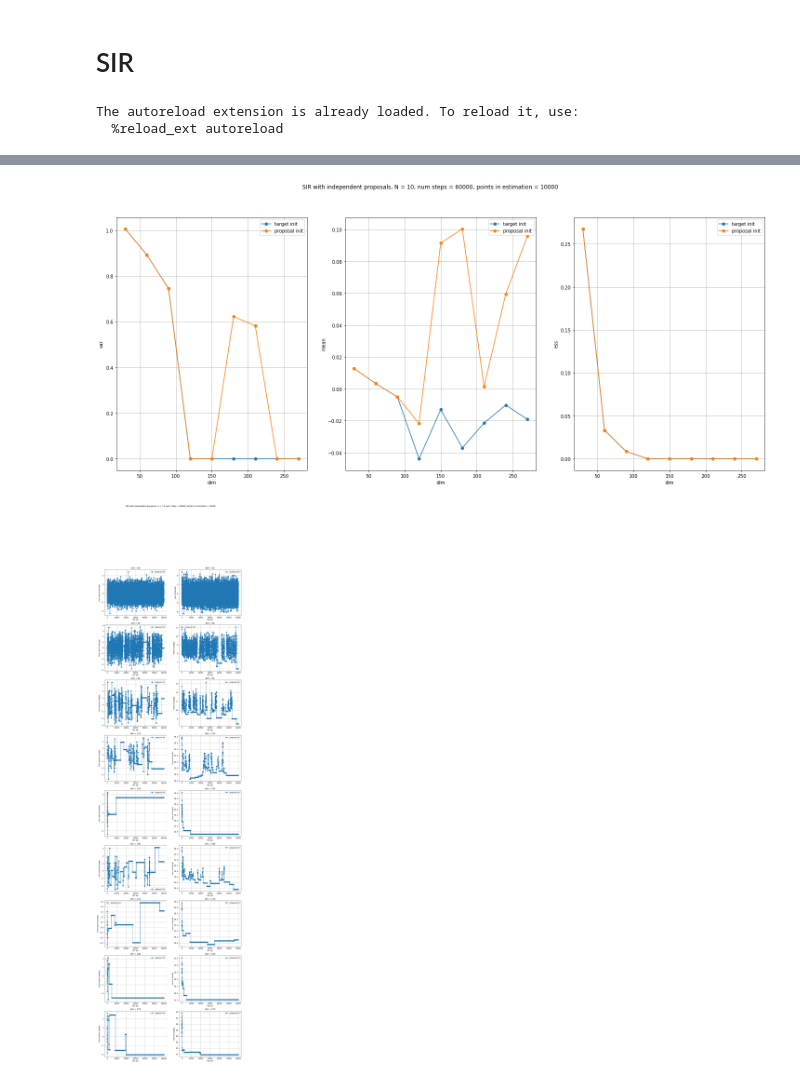
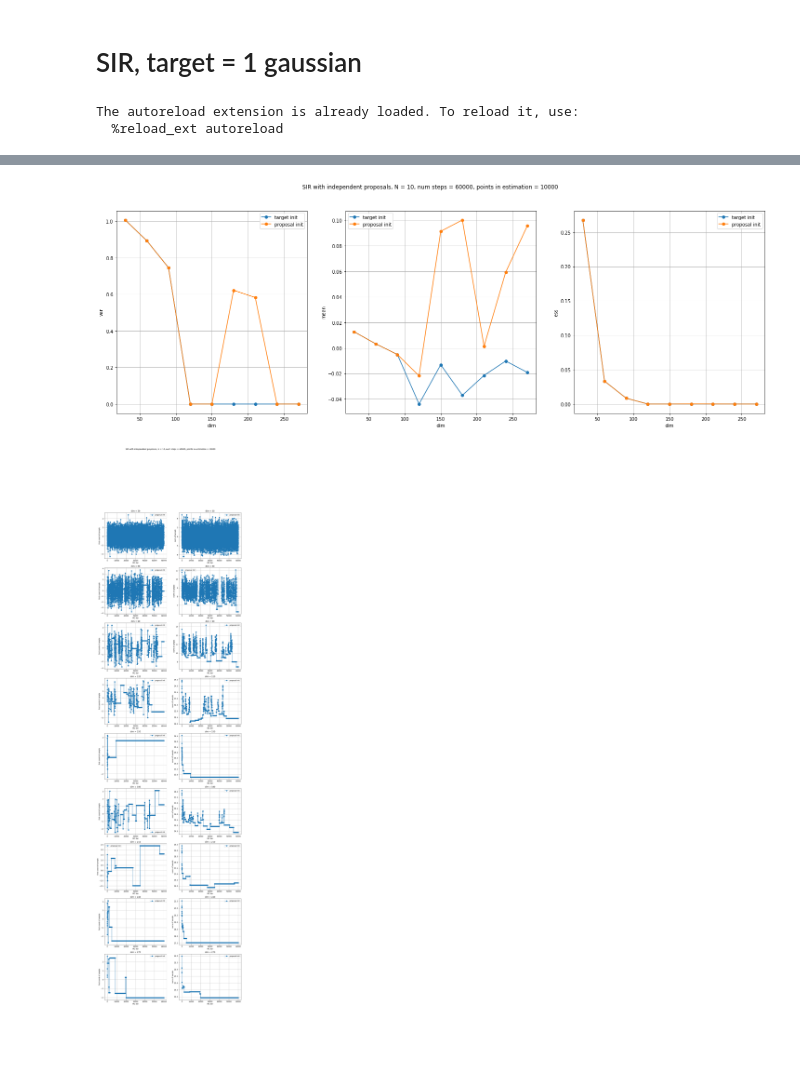
Before and after one commit to premolab/gans_sampling, a Jupyter notebook: notebooks/known_target.ipynb, the cells around one changed output, grey strips where cells are left out. Saved outputs shown, nothing was run; the diff lists cells and outputs as text; code cells hidden in the pictures; blank space fills up the shorter version.

```diff
--- a/notebooks/known_target.ipynb
+++ b/notebooks/known_target.ipynb
@@ -27,5 +32,5 @@ from distributions import (Target,
 # %% [markdown]
-# SIR
+# SIR, target = 1 gaussian
 # %%
 %load_ext autoreload
 %autoreload 2
@@ -78,34 +83,34 @@ mean estimation of mean = 0.09586745500564575
 mean estimation of ess = 0.0
 ------
 # %%
-fig, axs = plt.subplots(ncols=3, nrows=1, figsize=(25, 10))
+fig, axs = plt.subplots(ncols=3, nrows=1, figsize=(25, 8))
 name = f'SIR with independent proposals, N = {N}, num steps = {n_steps}, points in estimation = {num_points_in_chain}'
 fig.suptitle(name)
 
 #axs[0].axhline(var_target, label='real', color='black')
 axs[0].set_xlabel('dim')
 axs[0].set_ylabel('var')
 
 #axs[1].axhline(0.0, label='real', color='black')
 axs[1].set_xlabel('dim')
 axs[1].set_ylabel('mean')
 
 #axs[2].axhline(0.0, label='real', color='black')
 axs[2].set_xlabel('dim')
 axs[2].set_ylabel('ess')
 
 modes_to_plot = ['mean_var', 'mean_loc', 'ess']
 for i, mode in enumerate(modes_to_plot):
     axs[i].plot(dim_arr, results_independent['target'][mode], label='target init', marker='o')
     axs[i].plot(dim_arr, results_independent['proposal'][mode], label='proposal init', marker='o')
 
 for ax in axs:
     ax.grid()
     ax.legend()
 
 plt.show()
 # %% [output]
-[figure, old version]
+[figure, new version]
 # %%
 fig, axs = plt.subplots(ncols=2, nrows=len(dim_arr), figsize=(15, 55))
 name = f'SIR with independent proposals, N = {N}, num steps = {n_steps}, points in estimation = {num_points_in_chain}'
@@ -139,5 +144,5 @@ for i, dim in enumerate(dim_arr):
 
 plt.show()
 # %% [output]
-[figure, old version]
+[figure, new version]
 # %%
```
Also changed, not shown: parts of 16 cells of this notebook, 4 other files.
